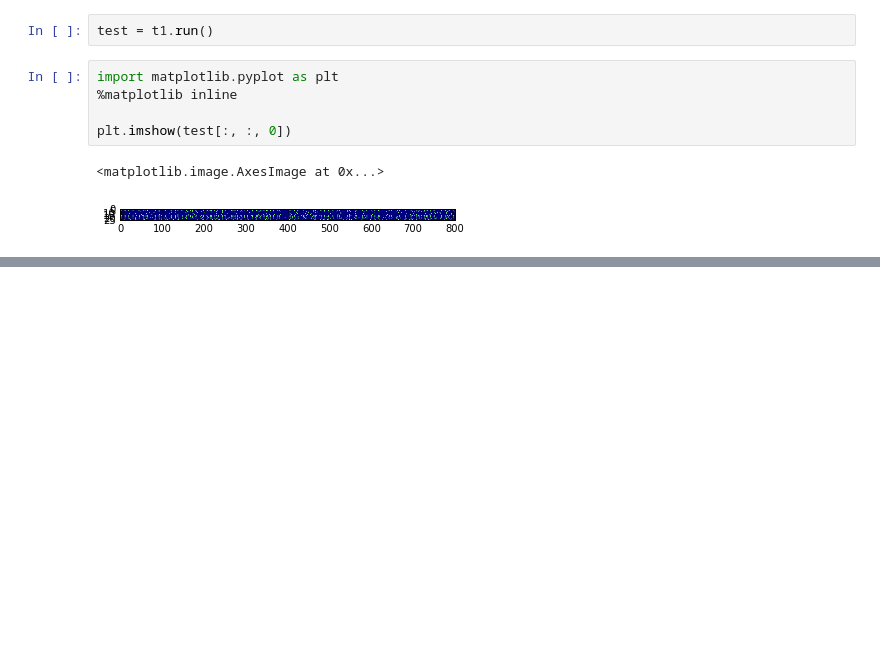
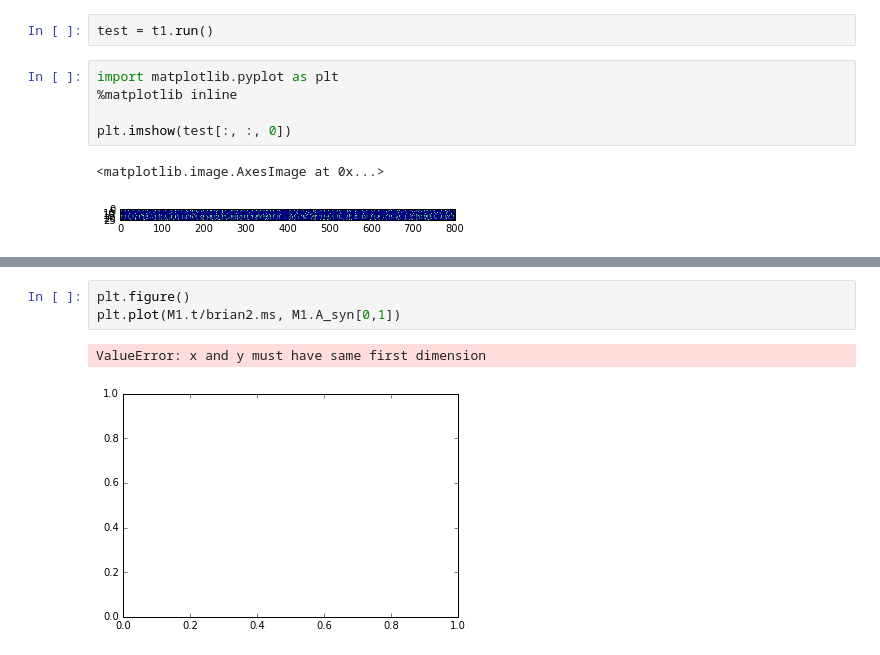
Before and after one commit to theilmbh/NeuralTDA, a Jupyter notebook: notebooks/annealing_test.ipynb, the cells around one changed output, grey strips where cells are left out. Saved outputs shown, nothing was run; the diff lists cells and outputs as text; blank space fills up the shorter version.

```diff
--- a/notebooks/annealing_test.ipynb
+++ b/notebooks/annealing_test.ipynb
@@ -210,0 +348,6 @@ test.shape
+# %%
+plt.figure()
+plt.plot(M1.t/brian2.ms, M1.A_syn[0,1])
+# %% [output]
+ValueError: x and y must have same first dimension
+[figure, added]
```
Also changed, not shown: parts of 13 cells of this notebook, 3 other files.
